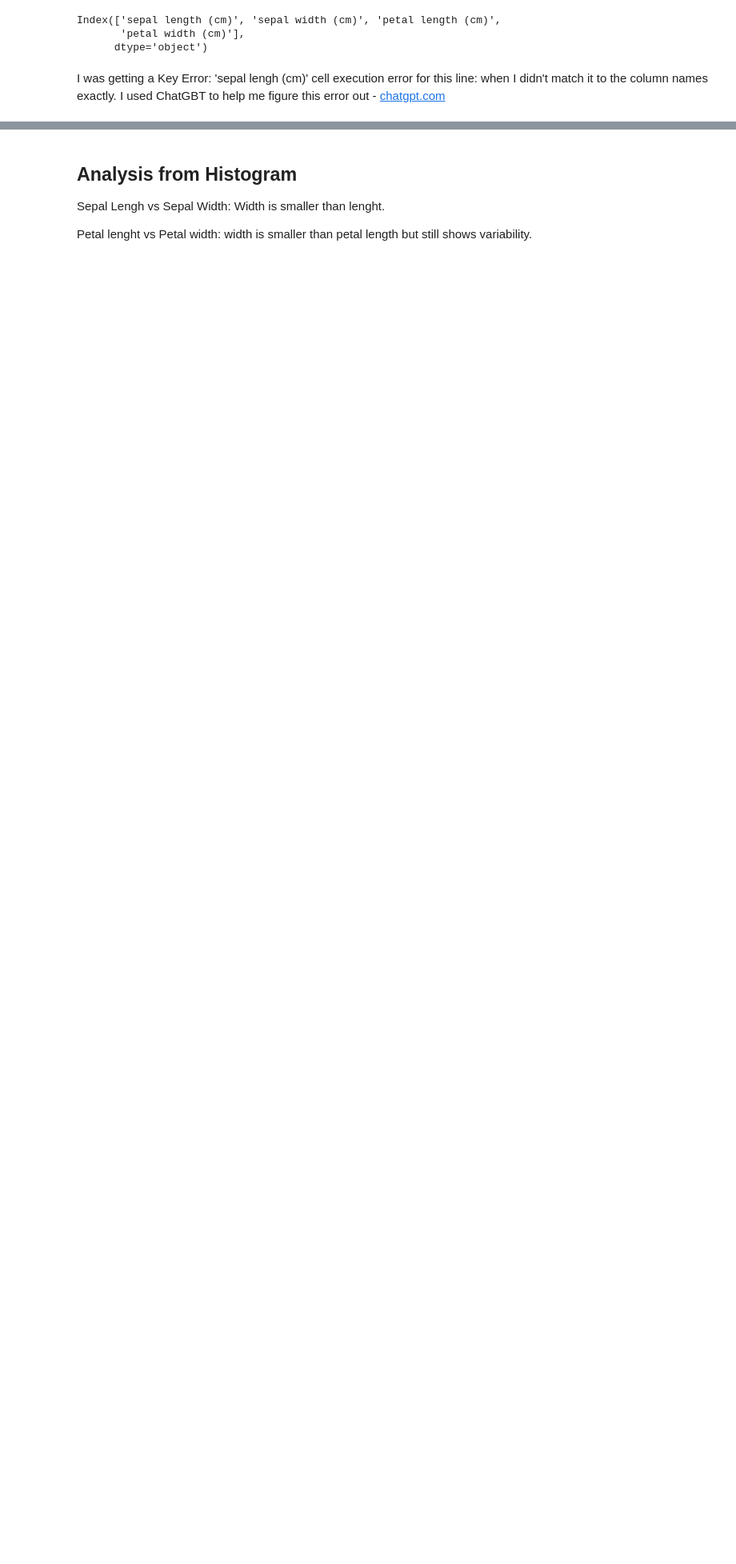
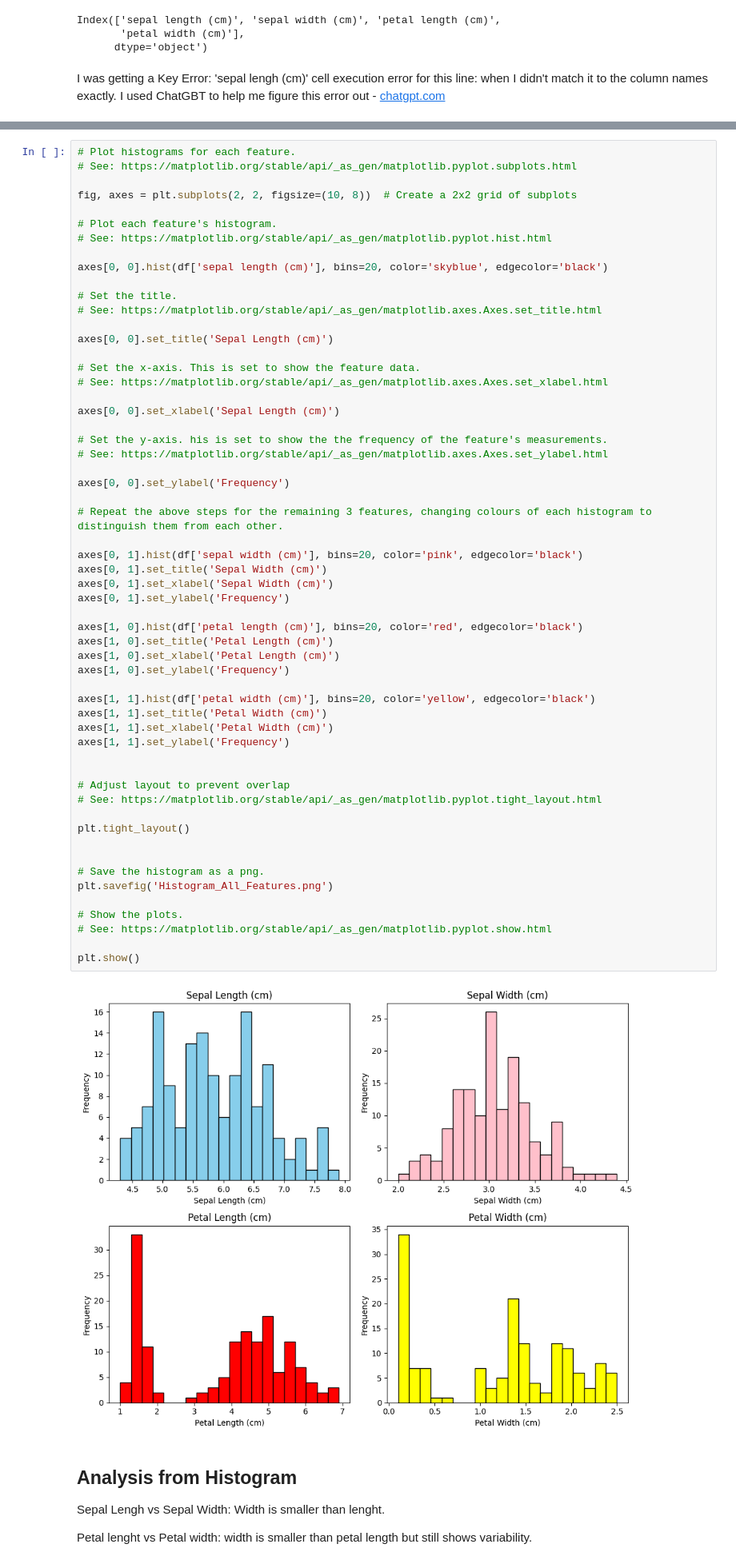
Before and after one commit to LDonn32/pands-project, a Jupyter notebook: analysis.ipynb, the cells around one changed output, grey strips where cells are left out. Shown at 80% size. Drawn from its saved outputs; the diff is of its cells as text; blank space fills up the shorter version.

```diff
--- a/analysis.ipynb
+++ b/analysis.ipynb
@@ -213,3 +157,62 @@ plt.show()
+# %%
+# Plot histograms for each feature.
+# See: https://matplotlib.org/stable/api/_as_gen/matplotlib.pyplot.subplots.html
+
+fig, axes = plt.subplots(2, 2, figsize=(10, 8))  # Create a 2x2 grid of subplots
+
+# Plot each feature's histogram.
+# See: https://matplotlib.org/stable/api/_as_gen/matplotlib.pyplot.hist.html
+
+axes[0, 0].hist(df['sepal length (cm)'], bins=20, color='skyblue', edgecolor='black')
+
+# Set the title.
+# See: https://matplotlib.org/stable/api/_as_gen/matplotlib.axes.Axes.set_title.html
+
+axes[0, 0].set_title('Sepal Length (cm)')
+
+# Set the x-axis. This is set to show the feature data.
+# See: https://matplotlib.org/stable/api/_as_gen/matplotlib.axes.Axes.set_xlabel.html
+
+axes[0, 0].set_xlabel('Sepal Length (cm)')
+
+# Set the y-axis. his is set to show the the frequency of the feature's measurements.
+# See: https://matplotlib.org/stable/api/_as_gen/matplotlib.axes.Axes.set_ylabel.html
+
+axes[0, 0].set_ylabel('Frequency')
+
+# Repeat the above steps for the remaining 3 features, changing colours of each histogram to distinguish them from each other.
+
+axes[0, 1].hist(df['sepal width (cm)'], bins=20, color='pink', edgecolor='black')
+axes[0, 1].set_title('Sepal Width (cm)')
+axes[0, 1].set_xlabel('Sepal Width (cm)')
+axes[0, 1].set_ylabel('Frequency')
+
+axes[1, 0].hist(df['petal length (cm)'], bins=20, color='red', edgecolor='black')
+axes[1, 0].set_title('Petal Length (cm)')
+axes[1, 0].set_xlabel('Petal Length (cm)')
+axes[1, 0].set_ylabel('Frequency')
+
+axes[1, 1].hist(df['petal width (cm)'], bins=20, color='yellow', edgecolor='black')
+axes[1, 1].set_title('Petal Width (cm)')
+axes[1, 1].set_xlabel('Petal Width (cm)')
+axes[1, 1].set_ylabel('Frequency')
+
+
+# Adjust layout to prevent overlap
+# See: https://matplotlib.org/stable/api/_as_gen/matplotlib.pyplot.tight_layout.html
+
+plt.tight_layout()
+
+
+# Save the histogram as a png.
+plt.savefig('Histogram_All_Features.png')
+
+# Show the plots.
+# See: https://matplotlib.org/stable/api/_as_gen/matplotlib.pyplot.show.html
+
+plt.show()
+# %% [output]
+[figure, added]
 # %% [markdown]
 ## Analysis from Histogram
 
```
Also changed, not shown: parts of 7 cells of this notebook, 6 other files.
